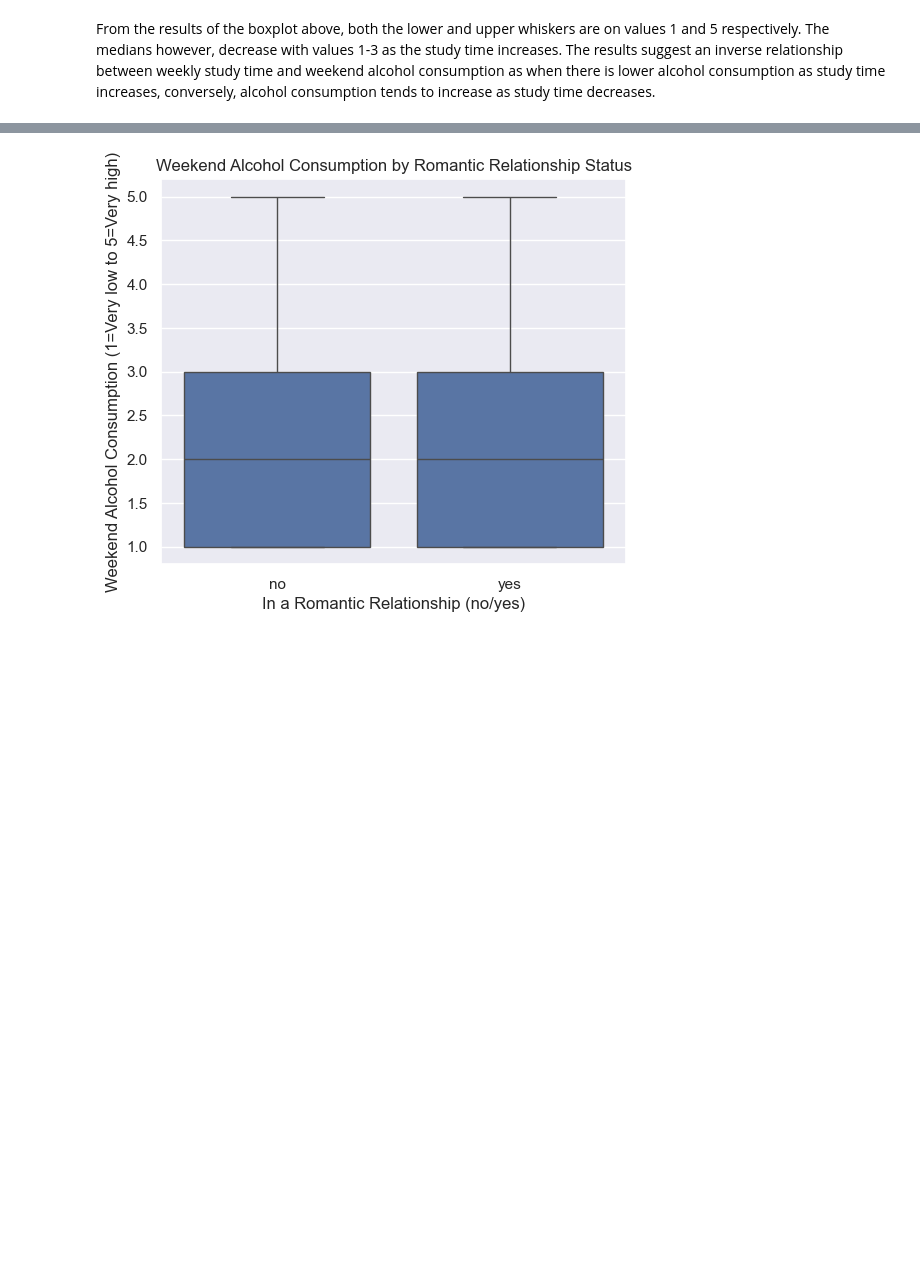
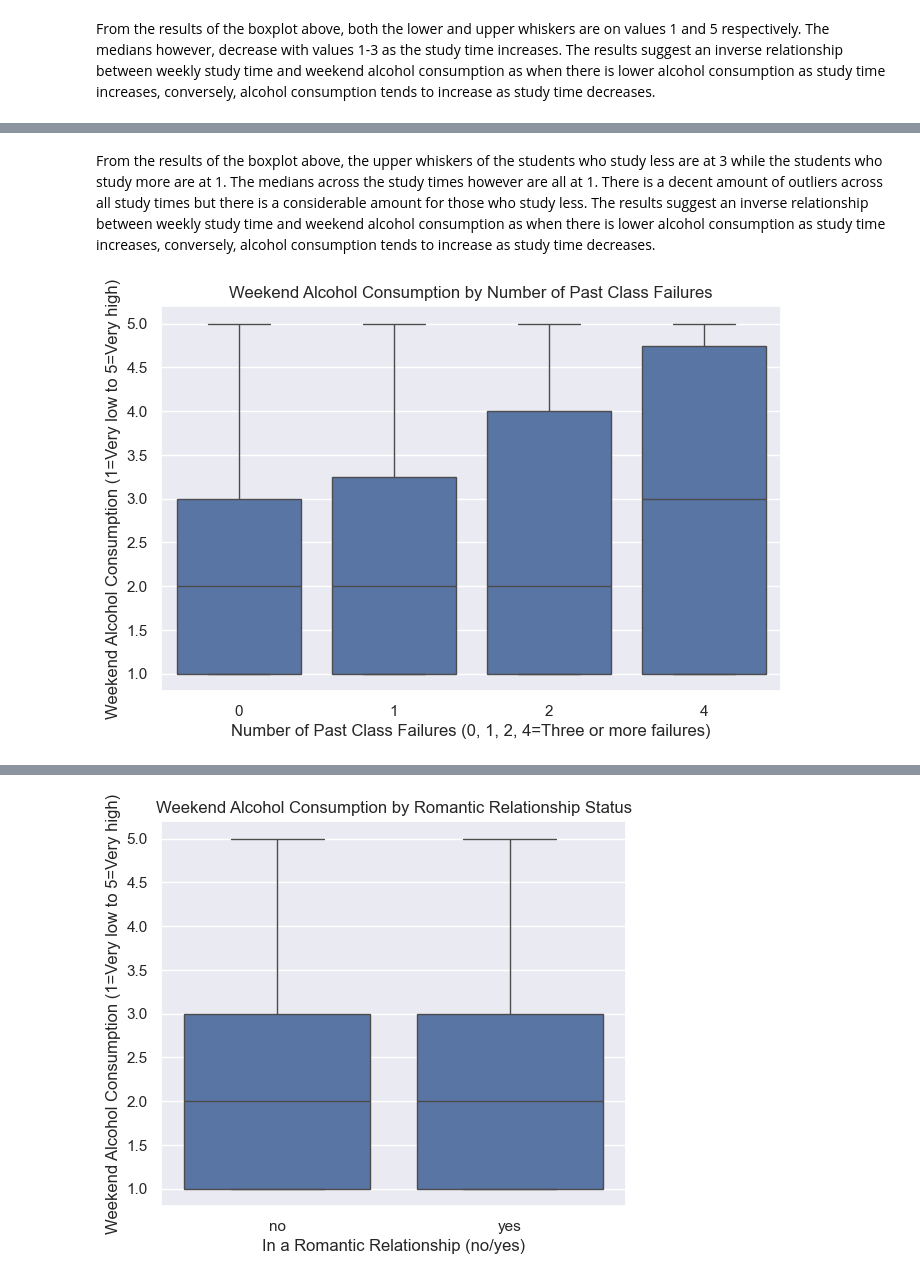
Before and after one commit to lonebono/CSMODEL, a Jupyter notebook: akbayanpartylistMCO.ipynb, the cells around one changed output, grey strips where cells are left out. Cells and saved outputs as stored; diff of their text form; code cells hidden in the pictures; blank space fills up the shorter version.

```diff
--- a/akbayanpartylistMCO.ipynb
+++ b/akbayanpartylistMCO.ipynb
@@ -464,0 +474,11 @@ From the results of the boxplot above, both the lower and upper whiskers are on
+# %% [markdown]
+From the results of the boxplot above, the upper whiskers of the students who study less are at 3 while the students who study more are at 1. The medians across the study times however are all at 1. There is a decent amount of outliers across all study times but there is a considerable amount for those who study less. The results suggest an inverse relationship between weekly study time and weekend alcohol consumption as when there is lower alcohol consumption as study time increases, conversely, alcohol consumption tends to increase as study time decreases.
+# %%
+plt.figure(figsize=(8,5))
+sns.boxplot(x='failures', y='Walc', data=combined_df)
+plt.xlabel("Number of Past Class Failures (0, 1, 2, 4=Three or more failures)")
+plt.ylabel("Weekend Alcohol Consumption (1=Very low to 5=Very high)")
+plt.title("Weekend Alcohol Consumption by Number of Past Class Failures")
+plt.show()
+# %% [output]
+[figure, added]
```
Also changed, not shown: parts of 26 cells of this notebook.
